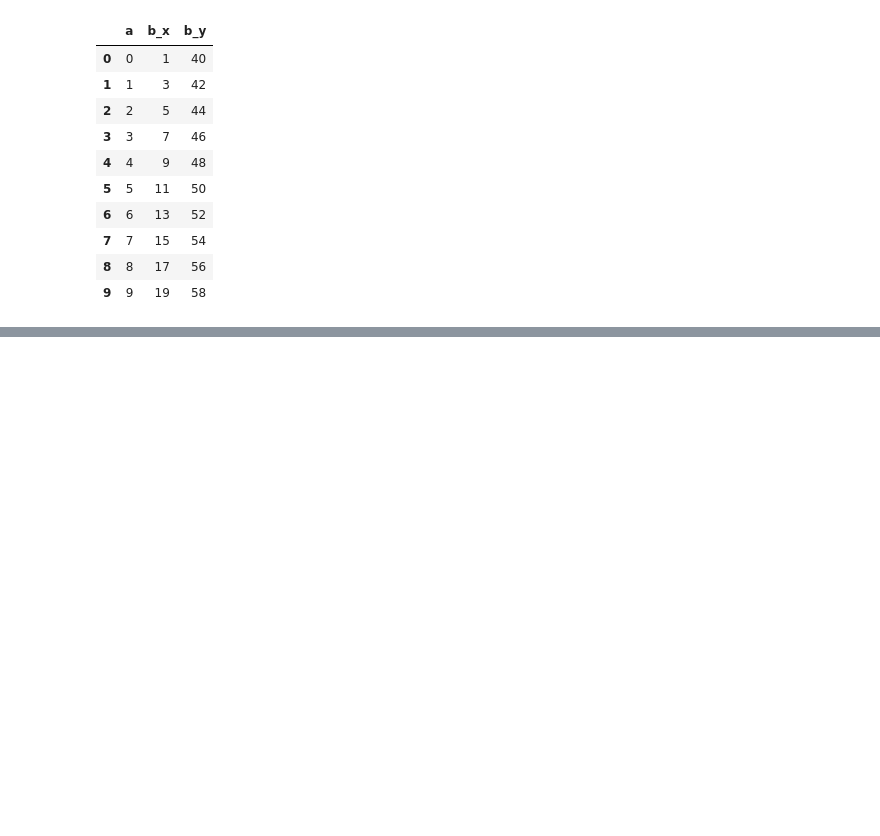
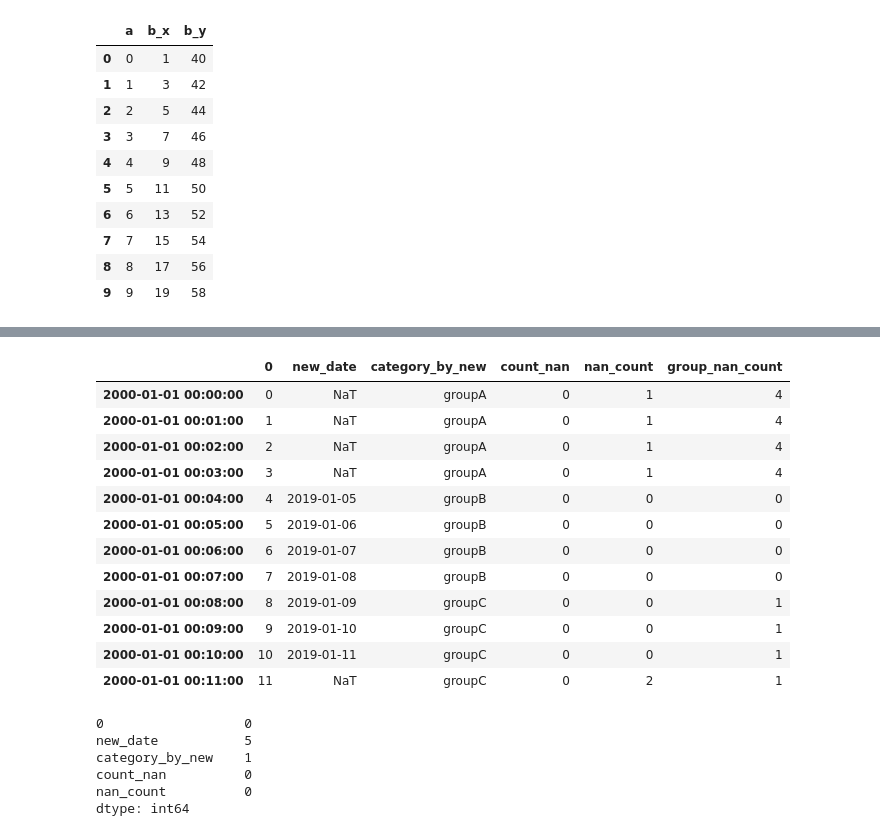
Before and after one commit to gtpgg1013/AI_docs, a Jupyter notebook: part4-ML/from_0920/Summarize_DA_np_pd_10_08.ipynb, the cells around one changed output, grey strips where cells are left out. Saved outputs shown, nothing was run; the diff lists cells and outputs as text; code cells hidden in the pictures; blank space fills up the shorter version.

```diff
--- a/part4-ML/from_0920/Summarize_DA_np_pd_10_08.ipynb
+++ b/part4-ML/from_0920/Summarize_DA_np_pd_10_08.ipynb
@@ -755,0 +1144,4 @@ pd.merge(df_1,df_2, on='a') # 만약 key가 중복이 없으면 그대로 나오
+# %%
+df.loc[df[0]==11, 'new_date'] = np.nan
+# %%
+df['nan_count'] = df.isnull().sum(axis=1)
@@ -755,0 +1164,31 @@ pd.merge(df_1,df_2, on='a') # 만약 key가 중복이 없으면 그대로 나오
+# %%
+def count_nan(data):
+    data['group_nan_count'] = data.isnull().sum(axis=1).sum()
+    return data
+# %%
+df.loc[df[0]==11, 'category_by_new'] = 'groupC'
+# %%
+df.groupby('category_by_new').apply(count_nan)
+# %% [output]
+|  | 0 | new_date | category_by_new | count_nan | nan_count | group_nan_count |
+| 2000-01-01 00:00:00 | 0 | NaT | groupA | 0 | 1 | 4 |
+| 2000-01-01 00:01:00 | 1 | NaT | groupA | 0 | 1 | 4 |
+| 2000-01-01 00:02:00 | 2 | NaT | groupA | 0 | 1 | 4 |
+| 2000-01-01 00:03:00 | 3 | NaT | groupA | 0 | 1 | 4 |
+| 2000-01-01 00:04:00 | 4 | 2019-01-05 | groupB | 0 | 0 | 0 |
+| 2000-01-01 00:05:00 | 5 | 2019-01-06 | groupB | 0 | 0 | 0 |
+| 2000-01-01 00:06:00 | 6 | 2019-01-07 | groupB | 0 | 0 | 0 |
+| 2000-01-01 00:07:00 | 7 | 2019-01-08 | groupB | 0 | 0 | 0 |
+| 2000-01-01 00:08:00 | 8 | 2019-01-09 | groupC | 0 | 0 | 1 |
+| 2000-01-01 00:09:00 | 9 | 2019-01-10 | groupC | 0 | 0 | 1 |
+| 2000-01-01 00:10:00 | 10 | 2019-01-11 | groupC | 0 | 0 | 1 |
+| 2000-01-01 00:11:00 | 11 | NaT | groupC | 0 | 2 | 1 |
+# %%
+df.isnull().sum()
+# %% [output]
+0                  0
+new_date           5
+category_by_new    1
+count_nan          0
+nan_count          0
+dtype: int64
```
Also changed, not shown: parts of 56 cells of this notebook, 3 other files.
